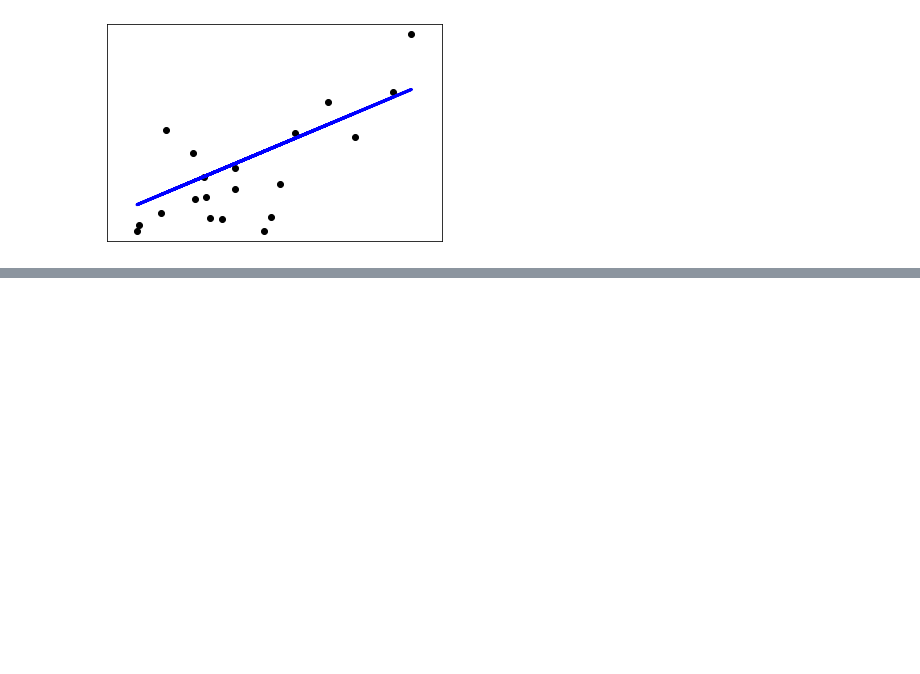
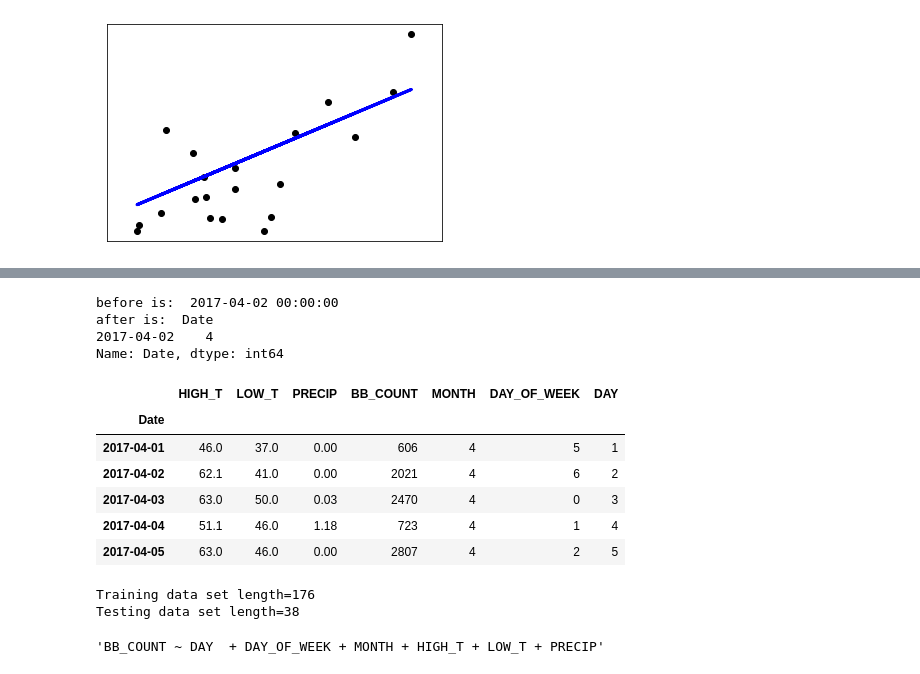
Before and after one commit to tvelichkovt/PyTorch, a Jupyter notebook: ML_LinearRegression.ipynb, the cells around one changed output, grey strips where cells are left out. Drawn from its saved outputs; the diff is of its cells as text; code cells hidden in the pictures; blank space fills up the shorter version.

Commit message:
ML_LinearRegression

```diff
--- a/ML_LinearRegression.ipynb
+++ b/ML_LinearRegression.ipynb
@@ -248,0 +113,53 @@ FileNotFoundError: [Errno 2] File nyc_bb_bicyclist_counts.csv does not exist: 'n
+# %%
+#Add a few derived regression variables.
+ds = df.index.to_series()
+
+#before
+print('before is: ', df.head().index[1])
+
+#after
+print('after is: ', ds.dt.month[1:2])
+# %% [output]
+before is:  2017-04-02 00:00:00
+after is:  Date
+2017-04-02    4
+Name: Date, dtype: int64
+# %%
+df['MONTH'] = ds.dt.month
+df['DAY_OF_WEEK'] = ds.dt.dayofweek
+df['DAY'] = ds.dt.day
+
+df.to_csv("nyc_bb_bicyclist_counts_output.csv")
+
+df.head()
+# %% [output]
+|  | HIGH_T | LOW_T | PRECIP | BB_COUNT | MONTH | DAY_OF_WEEK | DAY |
+| Date |  |  |  |  |  |  |  |
+| 2017-04-01 | 46.0 | 37.0 | 0.00 | 606 | 4 | 5 | 1 |
+| 2017-04-02 | 62.1 | 41.0 | 0.00 | 2021 | 4 | 6 | 2 |
+| 2017-04-03 | 63.0 | 50.0 | 0.03 | 2470 | 4 | 0 | 3 |
+| 2017-04-04 | 51.1 | 46.0 | 1.18 | 723 | 4 | 1 | 4 |
+| 2017-04-05 | 63.0 | 46.0 | 0.00 | 2807 | 4 | 2 | 5 |
+# %%
+#Create the training and testing data sets.
+mask = np.random.rand(len(df)) < 0.8
+df_train = df[mask]
+df_test = df[~mask]
+
+df_train.to_csv("nyc_bb_bicyclist_counts_output_train.csv")
+df_test.to_csv("nyc_bb_bicyclist_counts_output_test.csv")
+
+
+print('Training data set length='+str(len(df_train)))
+print('Testing data set length='+str(len(df_test)))
+# %% [output]
+Training data set length=176
+Testing data set length=38
+# %%
+#Setup the regression expression in patsy notation. We are telling patsy that BB_COUNT is our dependent variable and
+# it depends on the regression variables: DAY, DAY_OF_WEEK, MONTH, HIGH_T, LOW_T and PRECIP.
+expr = """BB_COUNT ~ DAY  + DAY_OF_WEEK + MONTH + HIGH_T + LOW_T + PRECIP"""
+
+expr
+# %% [output]
+'BB_COUNT ~ DAY  + DAY_OF_WEEK + MONTH + HIGH_T + LOW_T + PRECIP'
```
Also changed, not shown: parts of 25 cells of this notebook, 5 other files.
